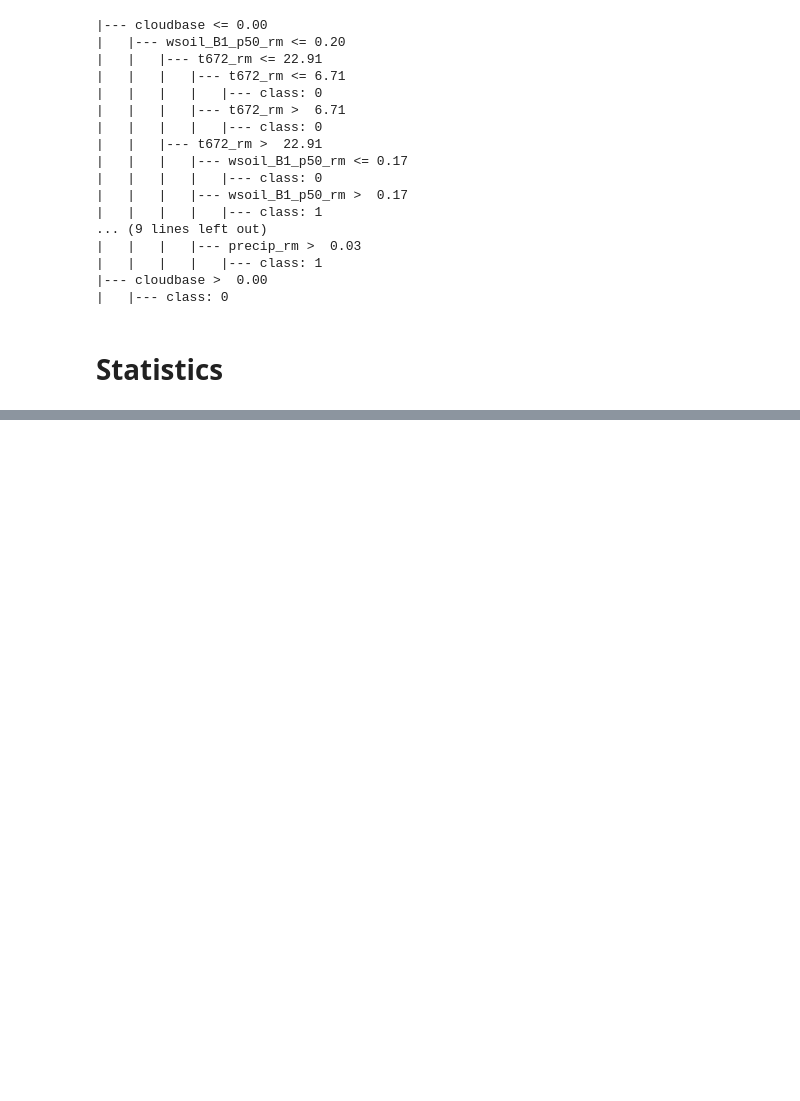
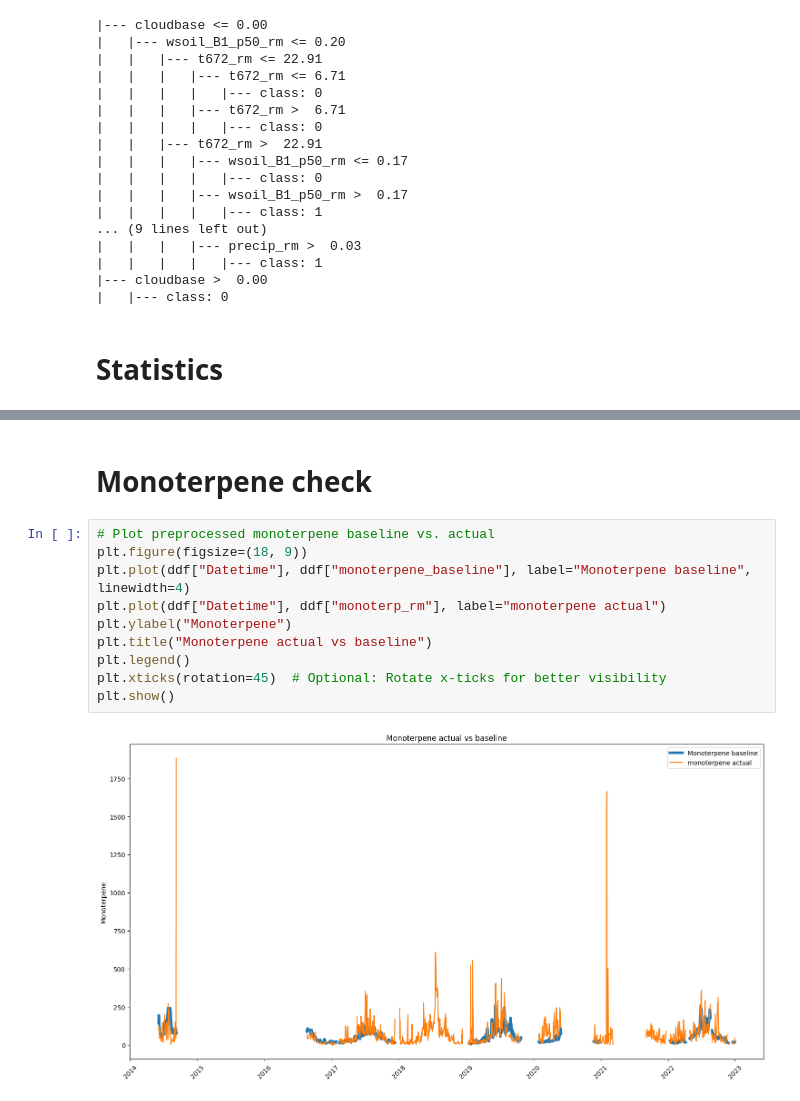
Before and after one commit to ramipiik/Data-Science-Project, a Jupyter notebook: main.ipynb, the cells around one changed output, grey strips where cells are left out. Saved outputs shown, nothing was run; the diff lists cells and outputs as text; blank space fills up the shorter version.

Commit message:
Plot monoterpene baseline vs. actual

```diff
--- a/main.ipynb
+++ b/main.ipynb
@@ -1395,3 +1383,17 @@ summary_stats
 | 2021 | 175 | 27 | 0.15 | 19 | 0 | 0 | 16 | ... |
 | 2022 | 293 | 57 | 0.19 | 25 | 1 | 23 | 9 | ... |
 | Total | 1705 | 222 | 0.13 | 108 | 3 | 71 | 60 | ... |
+# %% [markdown]
+# Monoterpene check
+# %%
+# Plot preprocessed monoterpene baseline vs. actual
+plt.figure(figsize=(18, 9))
+plt.plot(ddf["Datetime"], ddf["monoterpene_baseline"], label="Monoterpene baseline", linewidth=4)
+plt.plot(ddf["Datetime"], ddf["monoterp_rm"], label="monoterpene actual")
+plt.ylabel("Monoterpene")
+plt.title("Monoterpene actual vs baseline")
+plt.legend()
+plt.xticks(rotation=45)  # Optional: Rotate x-ticks for better visibility
+plt.show()
+# %% [output]
+[figure, added]
```
Also changed, not shown: parts of 1 cell of this notebook.
